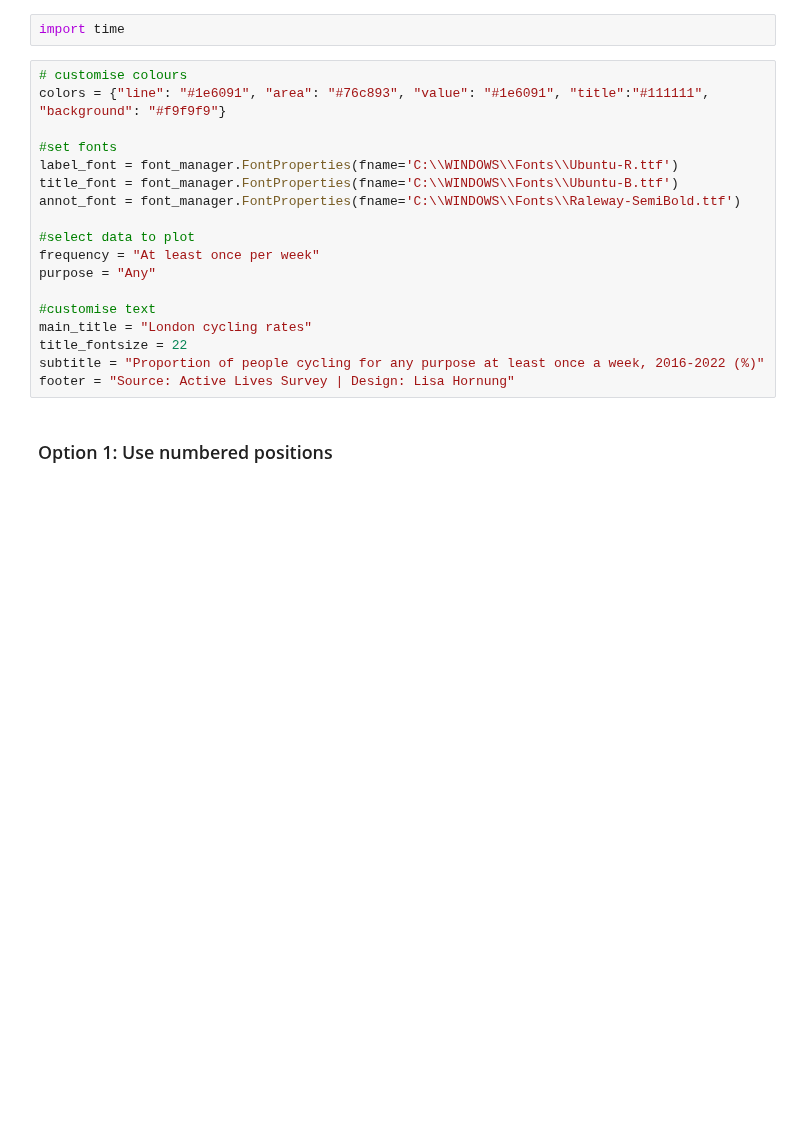
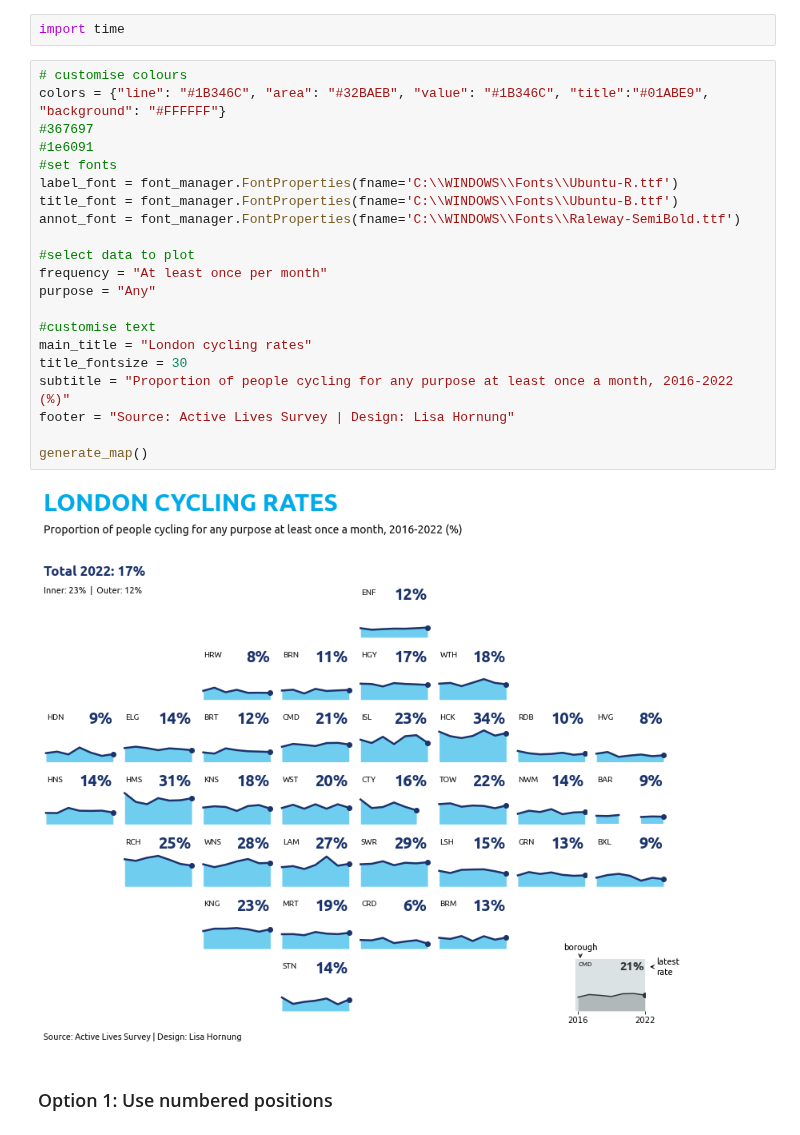
Before and after one commit to Lisa-Ho/small-data-projects, a Jupyter notebook: 2022/2210-london-cycling/london_cycling_rates_exploration.ipynb, the cells around one changed output. Drawn from its saved outputs; the diff is of its cells as text; blank space fills up the shorter version.

Commit message:
finalised chart

```diff
--- a/2022/2210-london-cycling/london_cycling_rates_exploration.ipynb
+++ b/2022/2210-london-cycling/london_cycling_rates_exploration.ipynb
@@ -88,22 +88,27 @@ df.to_csv("cycling_rates_london_cleaned_2016-2022.csv", index=False)
 import time
 # %%
 # customise colours
-colors = {"line": "#1e6091", "area": "#76c893", "value": "#1e6091", "title":"#111111", "background": "#f9f9f9"}
-
+colors = {"line": "#1B346C", "area": "#32BAEB", "value": "#1B346C", "title":"#01ABE9", "background": "#FFFFFF"}
+#367697
+#1e6091
 #set fonts
 label_font = font_manager.FontProperties(fname='C:\\WINDOWS\\Fonts\\Ubuntu-R.ttf')
 title_font = font_manager.FontProperties(fname='C:\\WINDOWS\\Fonts\\Ubuntu-B.ttf')
 annot_font = font_manager.FontProperties(fname='C:\\WINDOWS\\Fonts\\Raleway-SemiBold.ttf')
 
 #select data to plot
-frequency = "At least once per week"
+frequency = "At least once per month"
 purpose = "Any"
 
 #customise text
 main_title = "London cycling rates"
-title_fontsize = 22
-subtitle = "Proportion of people cycling for any purpose at least once a week, 2016-2022 (%)"
+title_fontsize = 30
+subtitle = "Proportion of people cycling for any purpose at least once a month, 2016-2022 (%)"
 footer = "Source: Active Lives Survey | Design: Lisa Hornung"
+
+generate_map()
+# %% [output]
+[figure, added]
 # %% [markdown]
 ### Option 1: Use numbered positions
 # %%
```
Also changed, not shown: parts of 2 cells of this notebook.
